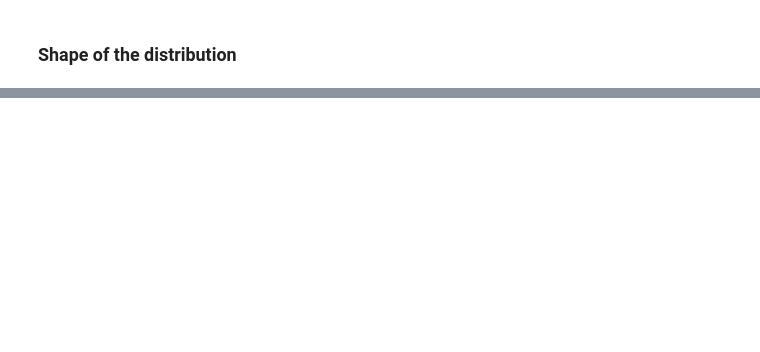
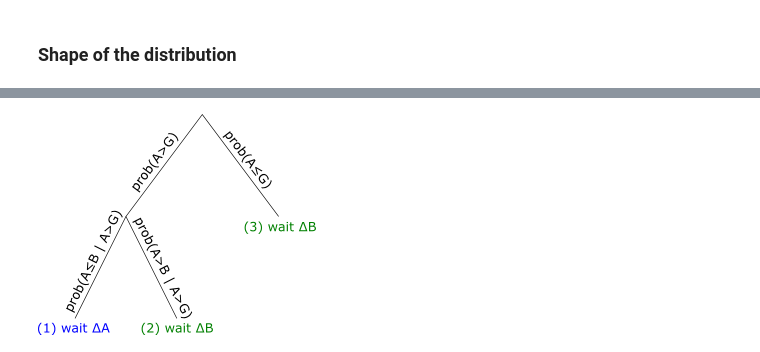
Before and after one commit to greghor/BelgiumTrainAlwaysLate, a Jupyter notebook: BelgiumTrainsAlwaysLate.ipynb, the cells around one changed output, grey strips where cells are left out. Saved outputs shown, nothing was run; the diff lists cells and outputs as text; code cells hidden in the pictures; blank space fills up the shorter version.

```diff
--- a/BelgiumTrainsAlwaysLate.ipynb
+++ b/BelgiumTrainsAlwaysLate.ipynb
@@ -197,0 +124,5 @@ CminA
+# %%
+from IPython.display import Image
+Image(filename='primitive/probaTree.png')
+# %% [output]
+[figure, added]
```
Also changed, not shown: parts of 52 cells of this notebook, 1 other file.
